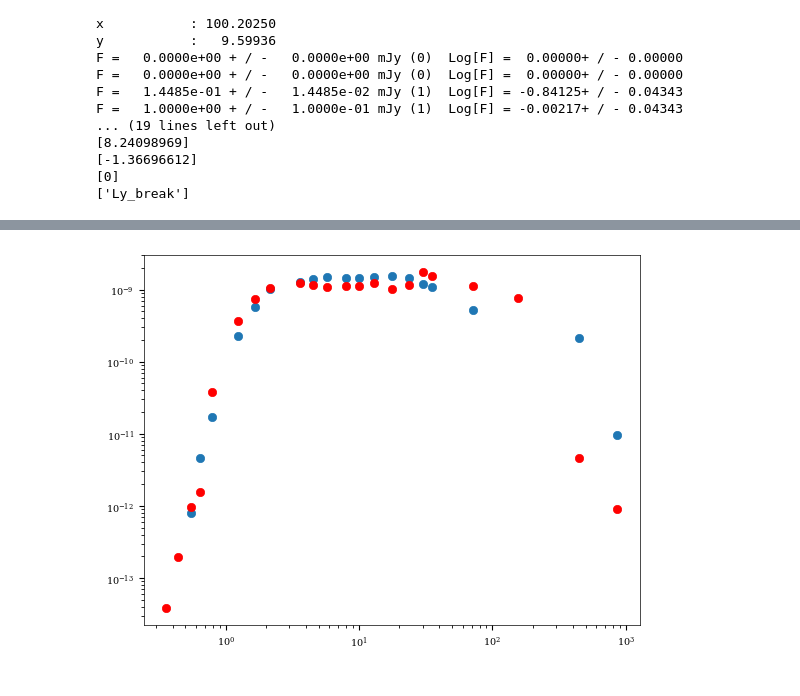
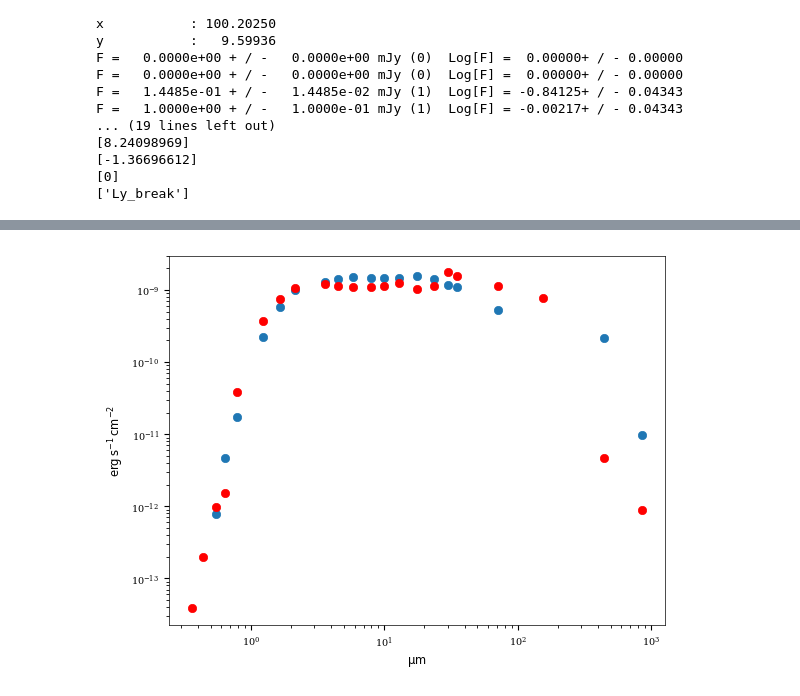
Before and after one commit to jridenba/REU-Notebooks, a Jupyter notebook: Fitting Test with Savables.ipynb, the cells around one changed output, grey strips where cells are left out. Drawn from its saved outputs; the diff is of its cells as text; code cells hidden in the pictures.

```diff
--- a/Fitting Test with Savables.ipynb
+++ b/Fitting Test with Savables.ipynb
@@ -24,7 +25,7 @@ filterstest2 = [.36 * u.um, .44 * u.um, .55 * u.um, .64 * u.um, .79 * u.um,
 filterpeaks = [.36, .44, .55, .64, .79,
                1.235, 1.662, 2.159, 3.6, 4.5, 5.8, 8.0,
                9.95, 12.93, 17.72, 23.675,
-               29.95, 35.06, 71.42, 155.9, 443.0, 863.0]
+               29.95, 35.06, 71.42, 155.9, 443.0, 863.0] * u.micron
 # %%
 print(type(filterpeaks[0].value))
 print(type(apertures))
@@ -144,15 +167,15 @@ F =   1.0000e+00 + / -   1.0000e-01 mJy (1)  Log[F] = -0.00217+ / - 0.04343
 # %%
-#from astropy.visualization import quantity_support
-#quantity_support()
+from astropy.visualization import quantity_support
+quantity_support()
 filterpeaks = [x.value for x in filterpeaks] * u.um
 modelflux = 10**(info.model_fluxes) * u.mJy
 modelfluxdens = modelflux.to(u.erg / u.cm**2 / u.s, equivalencies = u.spectral_density(filterpeaks))
 sourceflux = np.array(info.source.to_ascii().split()[25:-1:2]).astype(float)
 sourceflux = sourceflux * u.mJy
 sourcefluxdens = sourceflux.to(u.erg / u.cm**2 / u.s, equivalencies = u.spectral_density(filterpeaks))
 plt.scatter(filterpeaks, sourcefluxdens)
 plt.scatter(filterpeaks,modelfluxdens,color='r')
 plt.xscale('log')
 plt.yscale('log')
 # %% [output]
-[figure, old version]
+[figure, new version]
```
Also changed, not shown: parts of 8 cells of this notebook, 1 other file.
